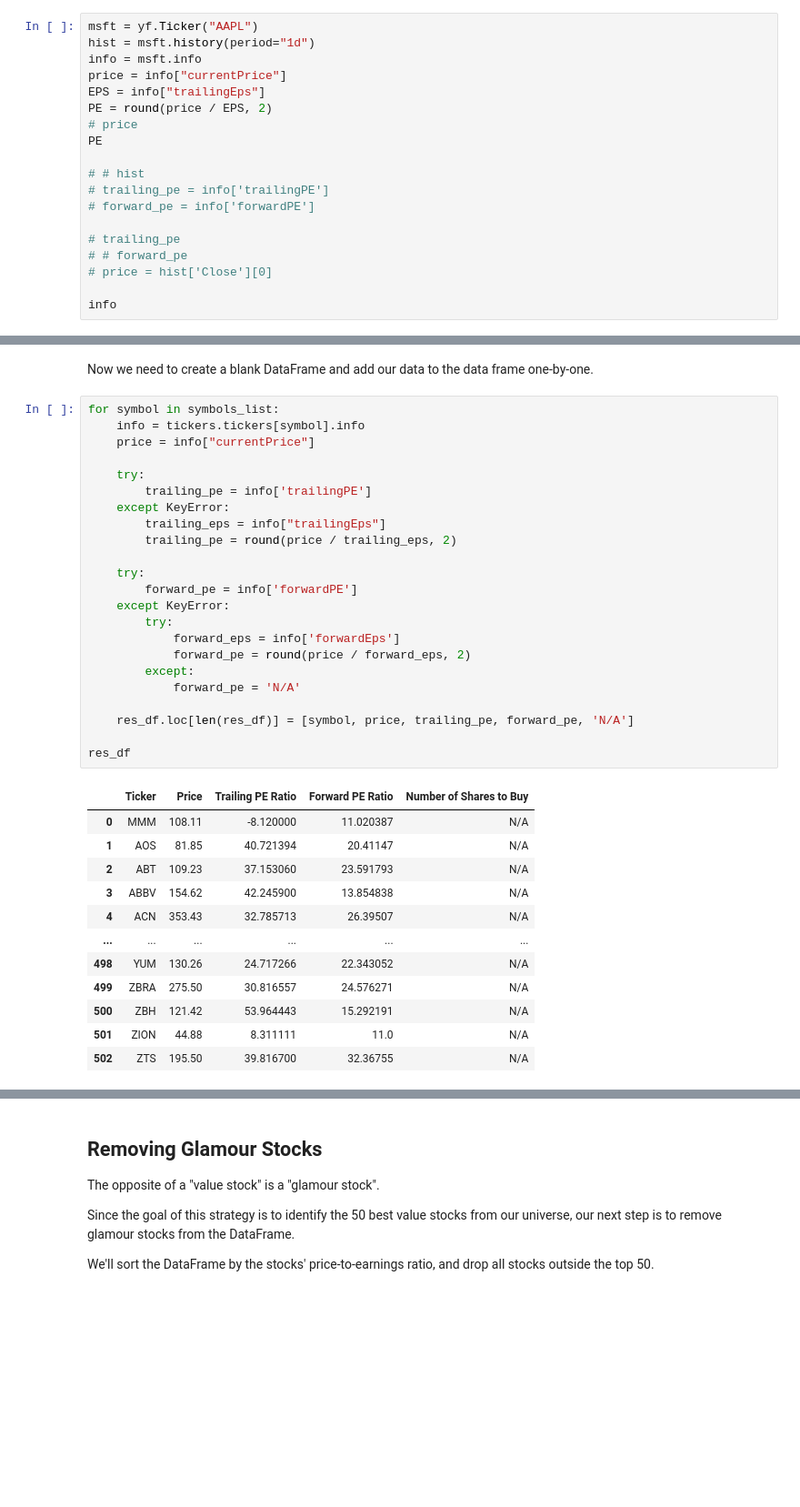
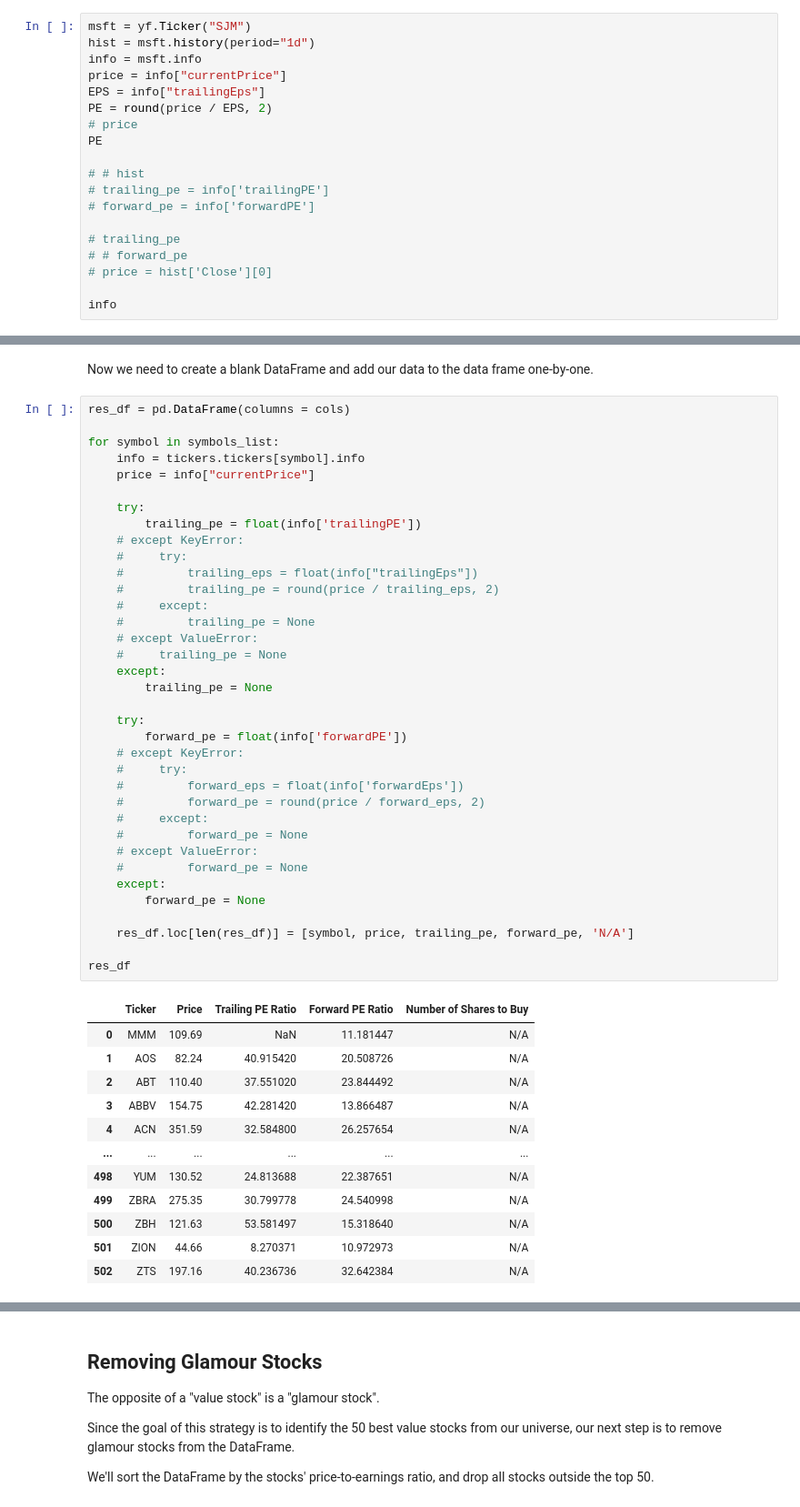
Before and after one commit to phytal/algorithmic-trading-python, a Jupyter notebook: 003_quantitative_value_strategy.ipynb, the cells around one changed output, grey strips where cells are left out. Shown at 91% size. Saved outputs shown, nothing was run; the diff lists cells and outputs as text; blank space fills up the shorter version.

Commit message:
value stock strategy

```diff
--- a/003_quantitative_value_strategy.ipynb
+++ b/003_quantitative_value_strategy.ipynb
@@ -33,7 +33,7 @@ It's now time to make the first version of our value screener!
 
 We'll start by building a simple value screener that ranks securities based on a single metric (the price-to-earnings ratio).
 # %%
-msft = yf.Ticker("AAPL")
+msft = yf.Ticker("SJM")
 hist = msft.history(period="1d")
 info = msft.info
 price = info["currentPrice"]
@@ -98,41 +96,54 @@ symbols_string
 # %% [markdown]
 Now we need to create a blank DataFrame and add our data to the data frame one-by-one.
 # %%
+res_df = pd.DataFrame(columns = cols)
+
 for symbol in symbols_list:
     info = tickers.tickers[symbol].info
     price = info["currentPrice"]
 
     try:
-        trailing_pe = info['trailingPE']
-    except KeyError:
-        trailing_eps = info["trailingEps"]
-        trailing_pe = round(price / trailing_eps, 2)
+        trailing_pe = float(info['trailingPE'])
+    # except KeyError:
+    #     try:
+    #         trailing_eps = float(info["trailingEps"])
+    #         trailing_pe = round(price / trailing_eps, 2)
+    #     except:
+    #         trailing_pe = None
+    # except ValueError:
+    #     trailing_pe = None
+    except:
+        trailing_pe = None
 
     try:
-        forward_pe = info['forwardPE']
-    except KeyError:
-        try:
-            forward_eps = info['forwardEps']
-            forward_pe = round(price / forward_eps, 2)
-        except:
-            forward_pe = 'N/A'
+        forward_pe = float(info['forwardPE'])
+    # except KeyError:
+    #     try:
+    #         forward_eps = float(info['forwardEps'])
+    #         forward_pe = round(price / forward_eps, 2)
+    #     except:
+    #         forward_pe = None
+    # except ValueError:
+    #         forward_pe = None
+    except:
+        forward_pe = None
 
     res_df.loc[len(res_df)] = [symbol, price, trailing_pe, forward_pe, 'N/A']
 
 res_df
 # %% [output]
 |  | Ticker | Price | Trailing PE Ratio | Forward PE Ratio | Number of Shares to Buy |
-| 0 | MMM | 108.11 | -8.120000 | 11.020387 | N/A |
-| 1 | AOS | 81.85 | 40.721394 | 20.41147 | N/A |
-| 2 | ABT | 109.23 | 37.153060 | 23.591793 | N/A |
-| 3 | ABBV | 154.62 | 42.245900 | 13.854838 | N/A |
-| 4 | ACN | 353.43 | 32.785713 | 26.39507 | N/A |
+| 0 | MMM | 109.69 | NaN | 11.181447 | N/A |
+| 1 | AOS | 82.24 | 40.915420 | 20.508726 | N/A |
+| 2 | ABT | 110.40 | 37.551020 | 23.844492 | N/A |
+| 3 | ABBV | 154.75 | 42.281420 | 13.866487 | N/A |
+| 4 | ACN | 351.59 | 32.584800 | 26.257654 | N/A |
 | ... | ... | ... | ... | ... | ... |
-| 498 | YUM | 130.26 | 24.717266 | 22.343052 | N/A |
-| 499 | ZBRA | 275.50 | 30.816557 | 24.576271 | N/A |
-| 500 | ZBH | 121.42 | 53.964443 | 15.292191 | N/A |
-| 501 | ZION | 44.88 | 8.311111 | 11.0 | N/A |
-| 502 | ZTS | 195.50 | 39.816700 | 32.36755 | N/A |
+| 498 | YUM | 130.52 | 24.813688 | 22.387651 | N/A |
+| 499 | ZBRA | 275.35 | 30.799778 | 24.540998 | N/A |
+| 500 | ZBH | 121.63 | 53.581497 | 15.318640 | N/A |
+| 501 | ZION | 44.66 | 8.270371 | 10.972973 | N/A |
+| 502 | ZTS | 197.16 | 40.236736 | 32.642384 | N/A |
 503 rows × 5 columns
 # %% [markdown]
 ## Removing Glamour Stocks
```
Also changed, not shown: parts of 10 cells of this notebook.
